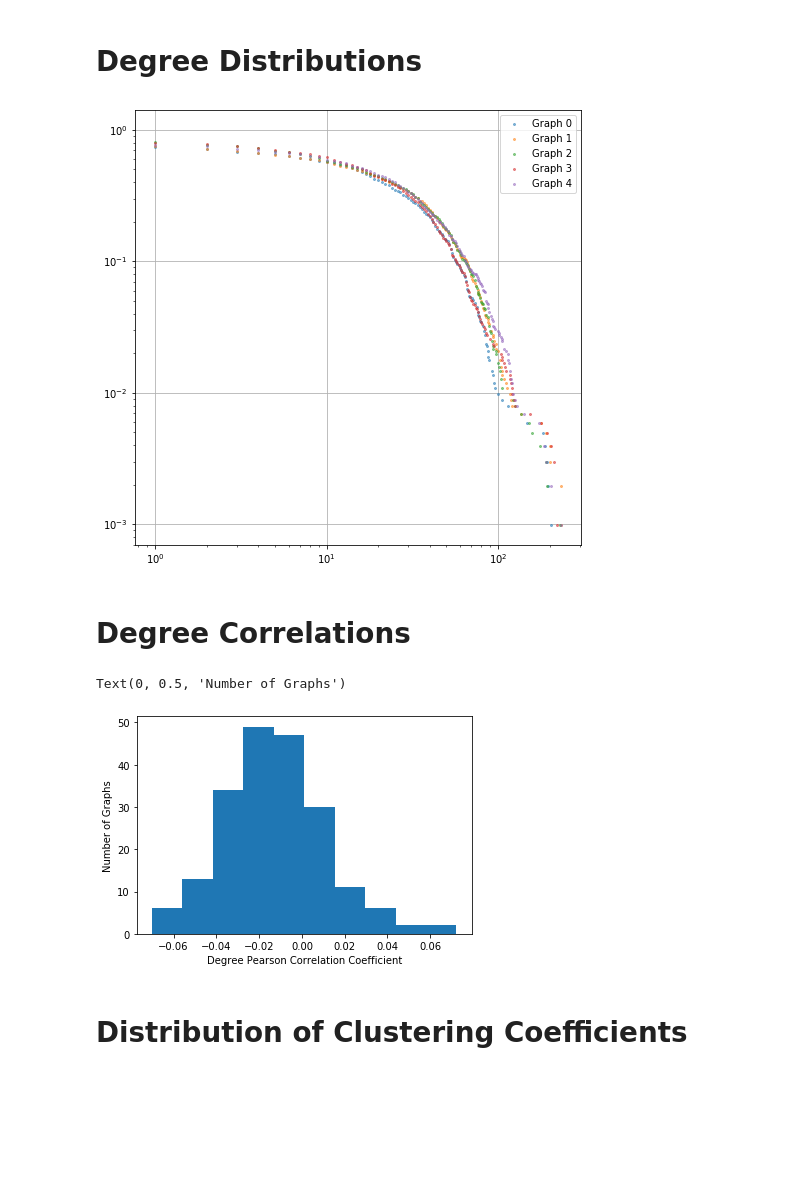
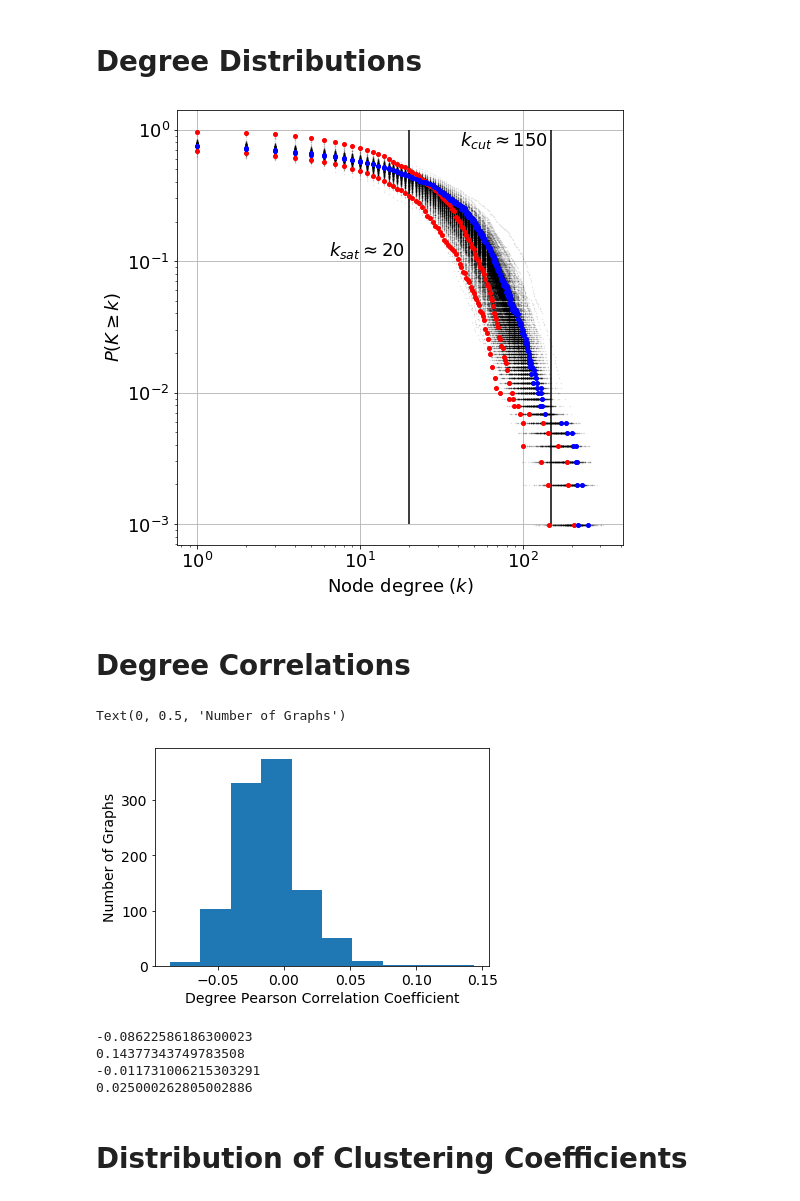
Before and after one commit to arsedler9/cs7280-network-science-project, a Jupyter notebook: classical_analysis.ipynb, the cells around one changed output. Saved outputs shown, nothing was run; the diff lists cells and outputs as text; code cells hidden in the pictures; blank space fills up the shorter version.

```diff
--- a/classical_analysis.ipynb
+++ b/classical_analysis.ipynb
@@ -64,7 +170,9 @@ from collections import Counter
 import matplotlib.pyplot as plt
 import numpy as np
 
-def plot_degree_ccdf(G, label):
+plt.rcParams.update({'font.size': 18})
+
+def plot_degree_ccdf(G, label, markersize=0.5, color='k', alpha=0.1):
     # Get the degree of each node
     degree_sequence = [d for n, d in G.degree()]
     # Perform linear binning
@@ -73,41 +181,63 @@ def plot_degree_ccdf(G, label):
     deg, cnt = np.array(deg), np.array(cnt)
     prob = cnt / sum(cnt)
     # Complementary Cumulative Distribution Function
-    loglog_args = {'ls': '', 'marker': 'o', 'markersize': 2, 'alpha': 0.5}
+    loglog_args = {'ls': '', 'marker': 'o', 'markersize': markersize, 'alpha': alpha, 'color':color}
     ccdf = np.cumsum(prob[::-1])[::-1]
     plt.loglog(deg, ccdf, label=label, **loglog_args)
 
-graphs = utils.get_brain_graphs(5)
+graphs = utils.get_brain_graphs(1015)
 fig = plt.figure(figsize=(8,8))
 for i, G in enumerate(graphs):
-    plot_degree_ccdf(G, f'Graph {i}')
-plt.legend()
+    plot_degree_ccdf(G, None)
+plot_degree_ccdf(graphs[323], None, color='r', alpha=1, markersize=4)
+plot_degree_ccdf(graphs[374], 'Far pair', color='r', alpha=1, markersize=4)
+plot_degree_ccdf(graphs[408], None, color='b', alpha=1, markersize=4)
+plot_degree_ccdf(graphs[800], 'Near pair', color='b', alpha=1, markersize=4)
+k_sat, k_cut = 20, 150
+plt.vlines([k_sat, k_cut], 1e-3, 1)
+plt.text(k_sat*.95, 0.1, f'$k_{{sat}}\\approx{k_sat}$', ha='right', va='bottom')
+plt.text(k_cut*.95, 1, f'$k_{{cut}}\\approx{k_cut}$', ha='right', va='top')
+plt.xlabel('Node degree ($k$)')
+plt.ylabel('$P(K \geq k)$')
+# plt.legend(loc='lower left')
 plt.grid()
 
 # Expanding on this:
 # Plot curves for power-law distributions with alpha=2 and alpha=3
 # Fit power-law distributions to the data
 # %% [output]
-[figure, old version]
+[figure, new version]
 # %% [markdown]
 # Degree Correlations
 # %%
+plt.rcParams.update({'font.size': 14})
+
 # Check out the distribution of degree correlations
 pccs = []
-graphs = utils.get_brain_graphs(200)
+graphs = utils.get_brain_graphs(1015)
 for G in graphs:
     r = nx.degree_pearson_correlation_coefficient(G)
     pccs.append(r)
 _ = plt.hist(pccs)
 plt.xlabel("Degree Pearson Correlation Coefficient")
 plt.ylabel("Number of Graphs")
 
 # Looks like these networks tend to be ever so slightly
 # dissortative, but there is quite a bit of diversity
 # and some networks tend to be more assortative.
 # %% [output]
 Text(0, 0.5, 'Number of Graphs')
-[figure, old version]
+[figure, new version]
+# %%
+print(np.min(pccs))
+print(np.max(pccs))
+print(np.mean(pccs))
+print(np.std(pccs))
+# %% [output]
+-0.08622586186300023
+0.14377343749783508
+-0.011731006215303291
+0.025000262805002886
 # %% [markdown]
 # Distribution of Clustering Coefficients
 # %%
```
Also changed, not shown: parts of 8 cells of this notebook, 1 other file.
